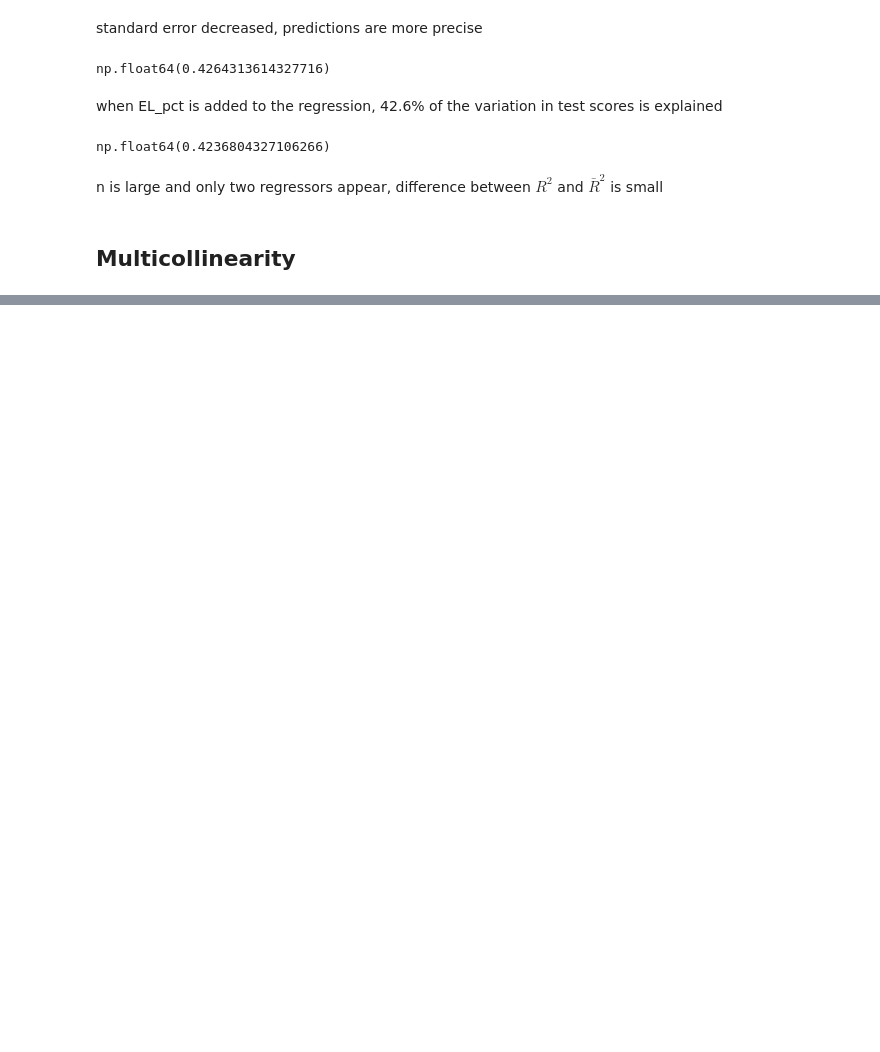
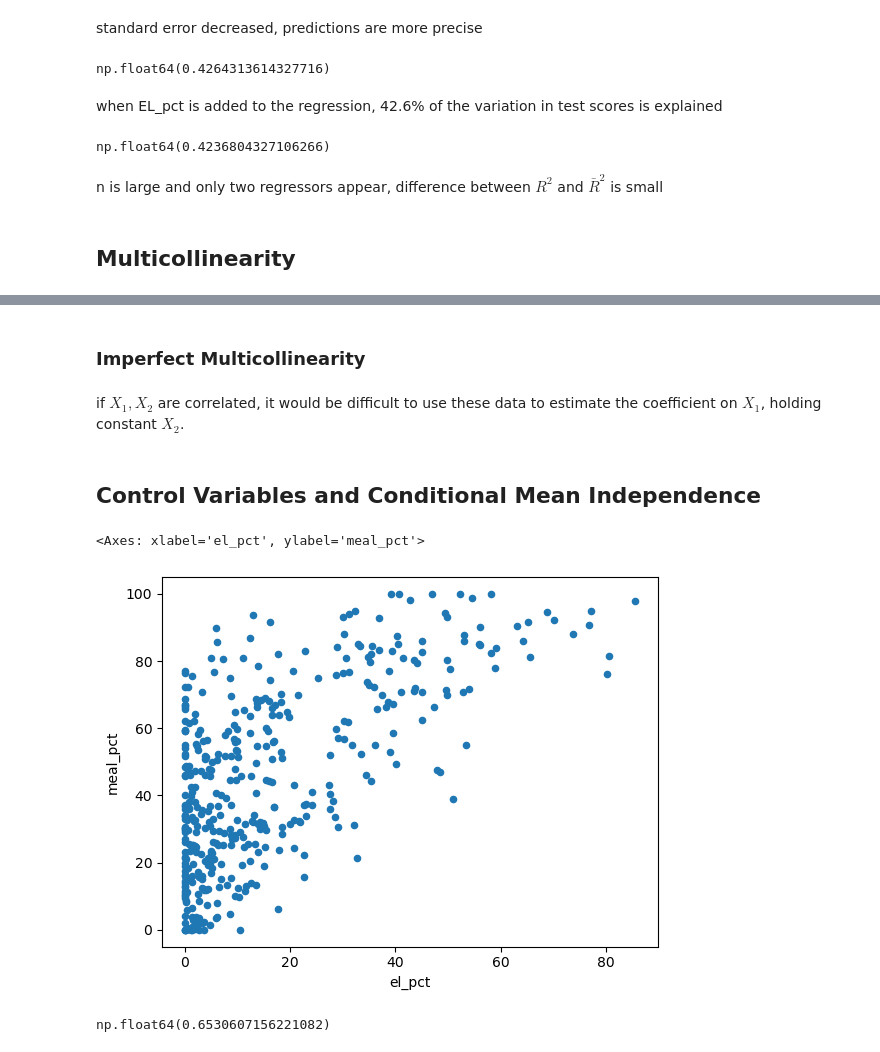
Before and after one commit to 42Ahmed/stockpy, a Jupyter notebook: _build/jupyter_execute/six.ipynb, the cells around one changed output, grey strips where cells are left out. Drawn from its saved outputs; the diff is of its cells as text; code cells hidden in the pictures; blank space fills up the shorter version.

```diff
--- a/_build/jupyter_execute/six.ipynb
+++ b/_build/jupyter_execute/six.ipynb
@@ -290,0 +309,3 @@ n is large and only two regressors appear, difference between $R^2$ and $\bar{R}
+# %%
+df['fracel'] = df['el_pct']/100
+df.head(1)
@@ -290,0 +344,3 @@ n is large and only two regressors appear, difference between $R^2$ and $\bar{R}
+# %%
+df['NVS'] = (df['str'] >= 12).astype(int)
+df.head(1)
@@ -290,0 +394,4 @@ n is large and only two regressors appear, difference between $R^2$ and $\bar{R}
+# %%
+# percentage of english speakers
+df['es_pct'] = 100 - df['el_pct']
+df.head(1)
@@ -290,0 +428,4 @@ n is large and only two regressors appear, difference between $R^2$ and $\bar{R}
+# %%
+df['D'] = (df['str'] < 20).astype(int)
+df = pd.get_dummies(df, columns=['D'], drop_first=False)
+df.head(1)
@@ -290,0 +480,15 @@ n is large and only two regressors appear, difference between $R^2$ and $\bar{R}
+# %% [markdown]
+### Imperfect Multicollinearity
+# %% [markdown]
+if $ X_1, X_2 $ are correlated, it  would be difficult to use these data to estimate the coefficient on $ X_1 $, holding constant $X_2$.
+# %% [markdown]
+## Control Variables and Conditional Mean Independence
+# %%
+df.plot('el_pct', 'meal_pct', kind = 'scatter')
+# %% [output]
+<Axes: xlabel='el_pct', ylabel='meal_pct'>
+[figure, added]
+# %%
+df['el_pct'].corr(df['meal_pct'])
+# %% [output]
+np.float64(0.6530607156221082)
```
Also changed, not shown: parts of 29 cells of this notebook, 29 other files.
